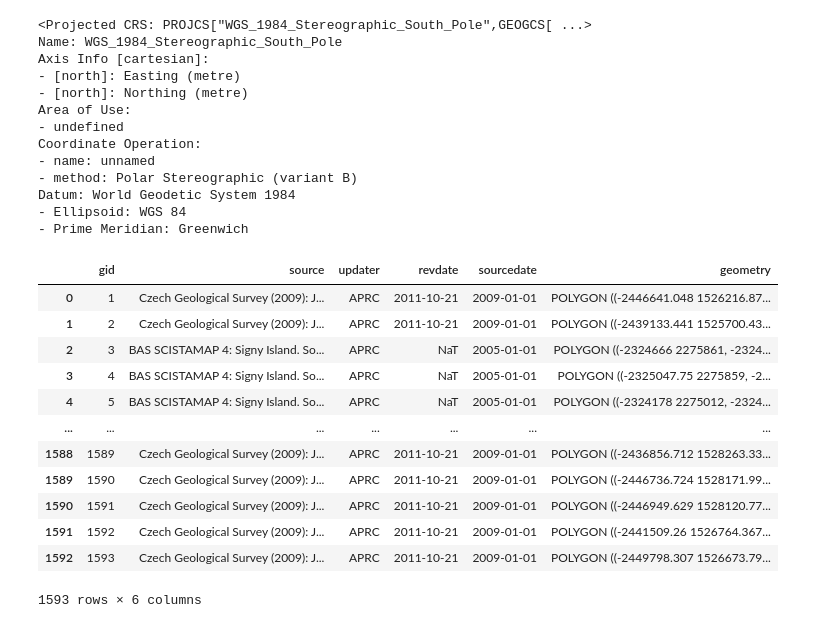
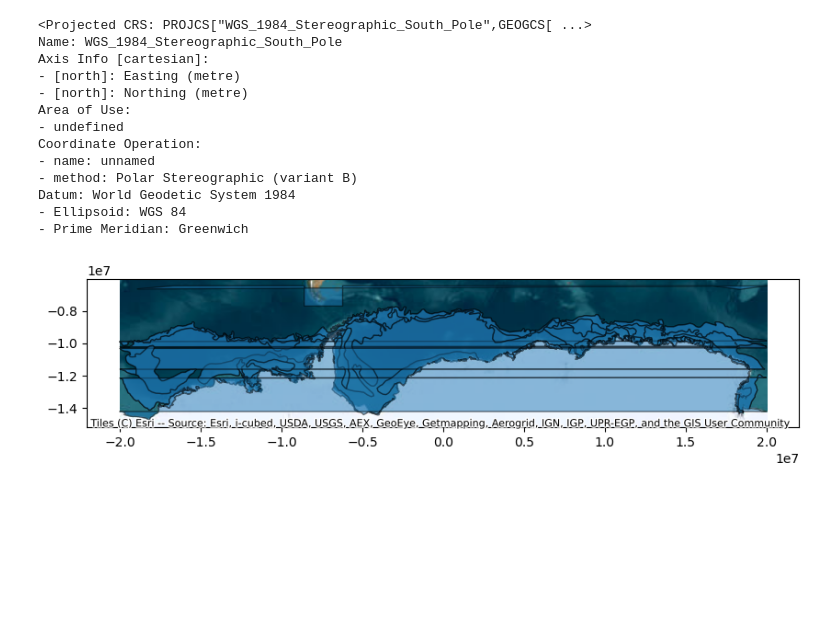
Before and after one commit to Chigiriq/GIS_p4, a Jupyter notebook: test.ipynb, the cells around one changed output. Drawn from its saved outputs; the diff is of its cells as text; code cells hidden in the pictures; blank space fills up the shorter version.

```diff
--- a/test.ipynb
+++ b/test.ipynb
@@ -23,7 +25,7 @@ Data Used:
 import geopandas as gpd
 import rioxarray as xrio
 
-shapefile_path = 'data\support\ANTARC241115.shp'
+shapefile_path = 'data\\antarc241115\ANTARC241115.shp'
 gdf = gpd.read_file(shapefile_path)
 gdf.plot()
 # %% [output]
@@ -70,16 +68,13 @@ lake_gdf = gpd.read_file(lake_path)
-# %%
-lake_gdf
-# %% [output]
-|  | gid | source | updater | revdate | sourcedate | geometry |
-| 0 | 1 | Czech Geological Survey (2009): J... | APRC | 2011-10-21 | 2009-01-01 | POLYGON ((-2446641.048 1526216.87... |
-| 1 | 2 | Czech Geological Survey (2009): J... | APRC | 2011-10-21 | 2009-01-01 | POLYGON ((-2439133.441 1525700.43... |
-| 2 | 3 | BAS SCISTAMAP 4: Signy Island. So... | APRC | NaT | 2005-01-01 | POLYGON ((-2324666 2275861, -2324... |
-| 3 | 4 | BAS SCISTAMAP 4: Signy Island. So... | APRC | NaT | 2005-01-01 | POLYGON ((-2325047.75 2275859, -2... |
-| 4 | 5 | BAS SCISTAMAP 4: Signy Island. So... | APRC | NaT | 2005-01-01 | POLYGON ((-2324178 2275012, -2324... |
-| ... | ... | ... | ... | ... | ... | ... |
-| 1588 | 1589 | Czech Geological Survey (2009): J... | APRC | 2011-10-21 | 2009-01-01 | POLYGON ((-2436856.712 1528263.33... |
-| 1589 | 1590 | Czech Geological Survey (2009): J... | APRC | 2011-10-21 | 2009-01-01 | POLYGON ((-2446736.724 1528171.99... |
-| 1590 | 1591 | Czech Geological Survey (2009): J... | APRC | 2011-10-21 | 2009-01-01 | POLYGON ((-2446949.629 1528120.77... |
-| 1591 | 1592 | Czech Geological Survey (2009): J... | APRC | 2011-10-21 | 2009-01-01 | POLYGON ((-2441509.26 1526764.367... |
-| 1592 | 1593 | Czech Geological Survey (2009): J... | APRC | 2011-10-21 | 2009-01-01 | POLYGON ((-2449798.307 1526673.79... |
-1593 rows × 6 columns
+# %%
+import contextily as ctx
+import matplotlib.pyplot as plt
+
+# Reproject to Web Mercator (EPSG:3857) for compatibility with basemaps
+gdf_web_mercator = gdf.to_crs("EPSG:3857")
+
+# Plot
+ax = gdf_web_mercator.plot(figsize=(10, 10), edgecolor="k", alpha=0.5)
+ctx.add_basemap(ax, source=ctx.providers.Esri.WorldImagery)
+plt.show()
+# %% [output]
+[figure, added]
```
Also changed, not shown: parts of 25 cells of this notebook.
